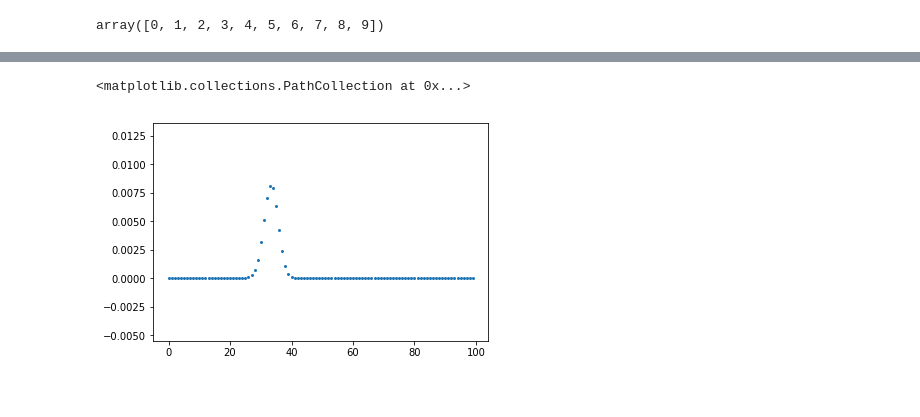
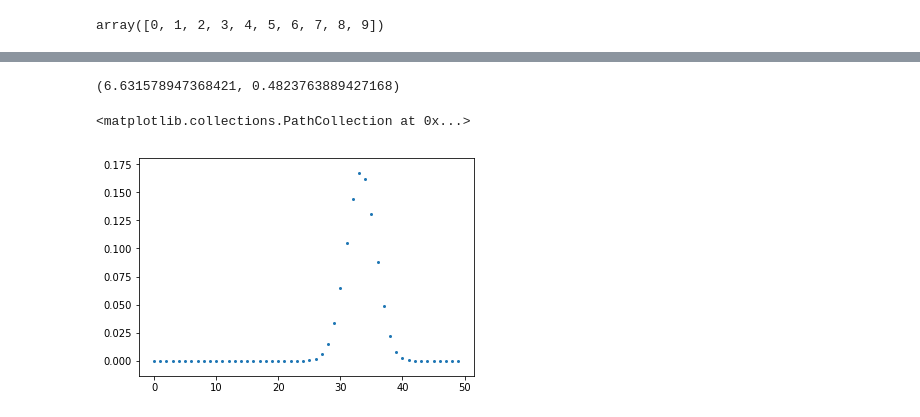
Before and after one commit to SantiagoBeltran/Tarea2FE, a Jupyter notebook: Tarea 2.ipynb, the cells around one changed output, grey strips where cells are left out. Cells and saved outputs as stored; diff of their text form; code cells hidden in the pictures.

```diff
--- a/Tarea 2.ipynb
+++ b/Tarea 2.ipynb
@@ -110,7 +110,7 @@ array([0, 1, 2, 3, 4, 5, 6, 7, 8, 9])
 def proba(n1,n,s):
     proba=np.zeros(len(n1))
     for i in range(len(n1)):
-        if n1[i]>=s and n1[i]<(n-s)/2:
+        if n1[i]>=s and n1[i]<(n+s)/2:
             proba[i]=float(factorial(n))/float(factorial(n1[i]-s))*(1/3)**n
             proba[i]=proba[i]/float(factorial(n+s-2*n1[i])*factorial(n1[i]))
         else:
@@ -125,2 +119,6 @@ array([1.69350878e-05, 1.52415790e-03, 2.13382106e-02, 7.11273688e-02,
+# %%
+N1=10
+s1=0
+A=proba(n1,N1,s1)/(np.sum(proba(n1,N1,s1)))
 # %%
 plt.figure()
@@ -143,7 +163,13 @@ plt.scatter(n1, proba(n1,10, int(2/3)))
+# %%
+promedio(n1,C), sigma(n1,C)
+# %% [output]
+(6.631578947368421, 0.4823763889427168)
 # %%
-n2=np.arange(100)
+N2=100
+n2=np.arange(N2)
+D=proba(n2,N2,s1)/(np.sum(proba(n2,N2,s1)))
 plt.figure()
-plt.scatter(n2,proba(n2,100,0), s=4)
+plt.scatter(n2[D!=0],D[D!=0], s=4)
 # %% [output]
 <matplotlib.collections.PathCollection at 0x...>
-[figure, old version]
+[figure, new version]
```
Also changed, not shown: parts of 28 cells of this notebook.
